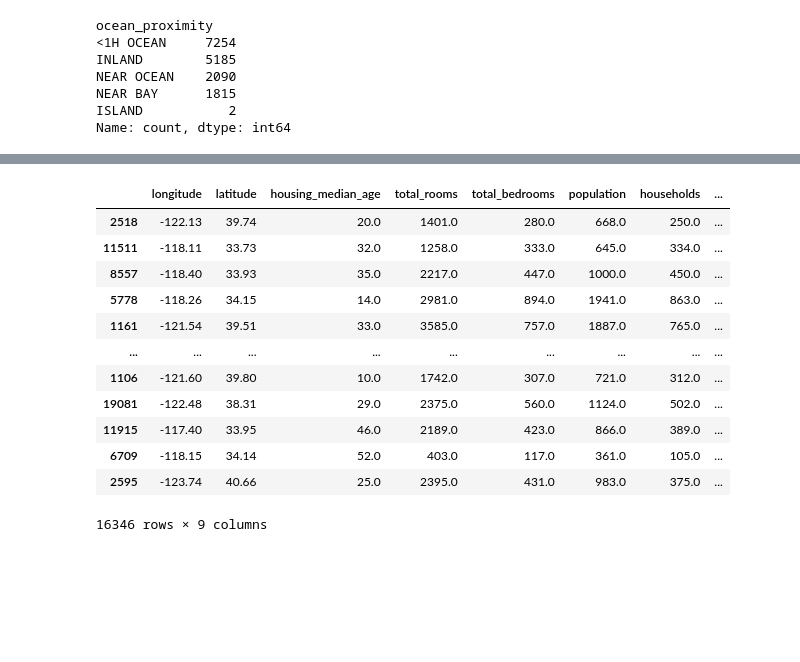
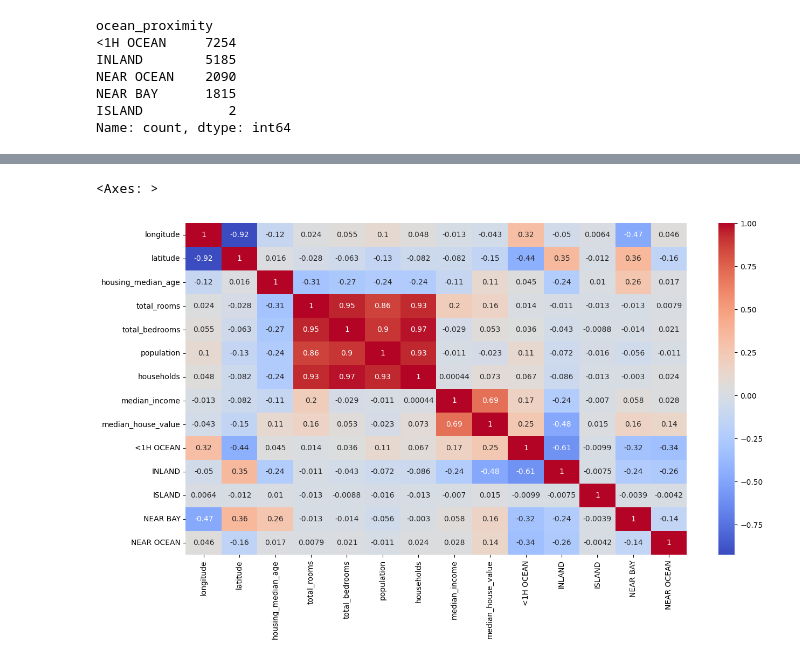
Before and after one commit to anhvw/ml-model-house-price-prediction, a Jupyter notebook: house-price-prediction.ipynb, the cells around one changed output, grey strips where cells are left out. Drawn from its saved outputs; the diff is of its cells as text; code cells hidden in the pictures; blank space fills up the shorter version.

```diff
--- a/house-price-prediction.ipynb
+++ b/house-price-prediction.ipynb
@@ -149,6 +149,11 @@ NEAR BAY      1815
 ISLAND           2
 Name: count, dtype: int64
 # %%
+# feature engineering
 # create dummy variables for the categorical feature 'ocean_proximity'
-train_data.join(pd.get_dummies(train_data['ocean_proximity']), dtype=int).head()
+train_data = train_data.join(pd.get_dummies(train_data['ocean_proximity'], dtype=int))
+# drop the original categorical column
+train_data.drop(['ocean_proximity'], axis=1, inplace=True)
+
+train_data.head()
 # %% [output]
@@ -156,16 +166,6 @@ TypeError: DataFrame.join() got an unexpected keyword argument 'dtype'
-# %%
-train_data.drop("ocean_proximity", axis=1).head()
-# %% [output]
-|  | longitude | latitude | housing_median_age | total_rooms | total_bedrooms | population | households | ... |
-| 2518 | -122.13 | 39.74 | 20.0 | 1401.0 | 280.0 | 668.0 | 250.0 | ... |
-| 11511 | -118.11 | 33.73 | 32.0 | 1258.0 | 333.0 | 645.0 | 334.0 | ... |
-| 8557 | -118.40 | 33.93 | 35.0 | 2217.0 | 447.0 | 1000.0 | 450.0 | ... |
-| 5778 | -118.26 | 34.15 | 14.0 | 2981.0 | 894.0 | 1941.0 | 863.0 | ... |
-| 1161 | -121.54 | 39.51 | 33.0 | 3585.0 | 757.0 | 1887.0 | 765.0 | ... |
-| ... | ... | ... | ... | ... | ... | ... | ... | ... |
-| 1106 | -121.60 | 39.80 | 10.0 | 1742.0 | 307.0 | 721.0 | 312.0 | ... |
-| 19081 | -122.48 | 38.31 | 29.0 | 2375.0 | 560.0 | 1124.0 | 502.0 | ... |
-| 11915 | -117.40 | 33.95 | 46.0 | 2189.0 | 423.0 | 866.0 | 389.0 | ... |
-| 6709 | -118.15 | 34.14 | 52.0 | 403.0 | 117.0 | 361.0 | 105.0 | ... |
-| 2595 | -123.74 | 40.66 | 25.0 | 2395.0 | 431.0 | 983.0 | 375.0 | ... |
-16346 rows × 9 columns
+# %%
+plt.figure(figsize=(15, 8))
+sns.heatmap(train_data.corr(), annot=True, cmap="coolwarm")
+# %% [output]
+<Axes: >
+[figure, added]
```
Also changed, not shown: parts of 18 cells of this notebook, 1 other file.
